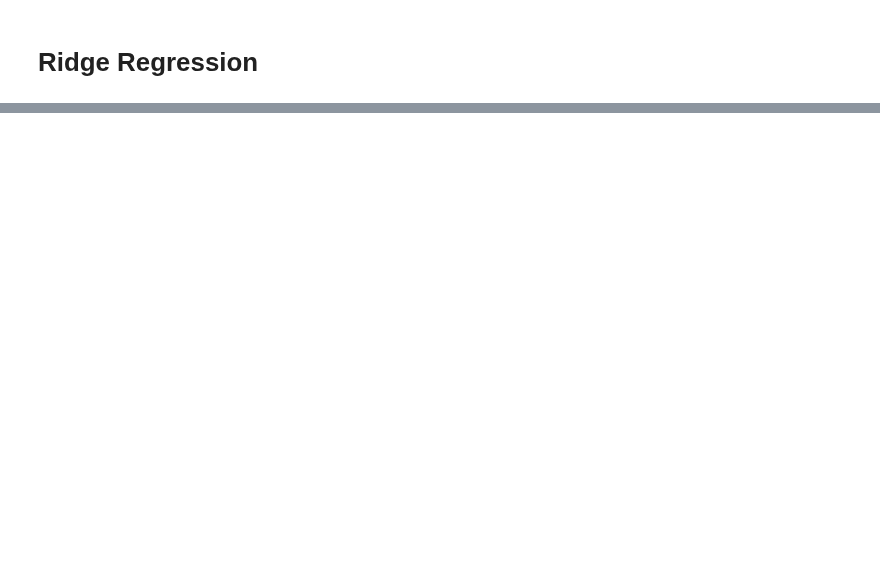
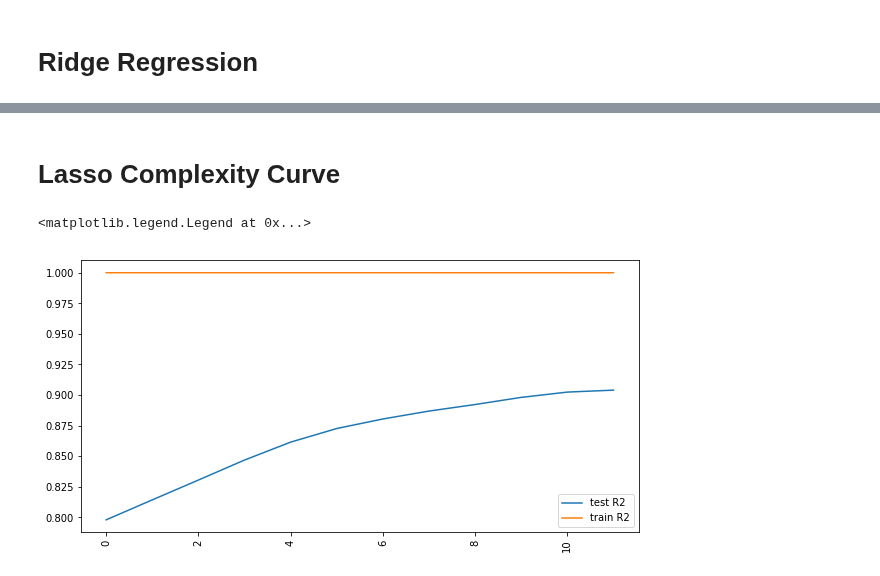
Before and after one commit to calvlaw92/Ames_ModelFitting, a Jupyter notebook: ipynb/Models.ipynb, the cells around one changed output, grey strips where cells are left out. Saved outputs shown, nothing was run; the diff lists cells and outputs as text; code cells hidden in the pictures; blank space fills up the shorter version.

```diff
--- a/ipynb/Models.ipynb
+++ b/ipynb/Models.ipynb
@@ -41,0 +270,5 @@ features_dummies = pd.get_dummies(matrix_df, columns=cat_cols)
+# %%
+pipe_for_gs_Lasso = Pipeline([
+    ('scaler', StandardScaler()),
+    ('regr', Lasso())
+])
@@ -41,0 +277,7 @@ features_dummies = pd.get_dummies(matrix_df, columns=cat_cols)
+# %%
+gspipe_lasso = GridSearchCV(pipe_for_gs_Lasso,
+                      param_grid=lasso_param_grid,
+                      n_jobs=-1,
+                      cv=ShuffleSplit(n_splits=5, random_state=42))
+# %%
+gspipe_lasso.fit(X_train, y_train)
@@ -41,0 +297,4 @@ features_dummies = pd.get_dummies(matrix_df, columns=cat_cols)
+# %%
+gspipe_lasso_results = pd.DataFrame(gspipe_lasso.cv_results_)
+
+gspipe_lasso_results.sort_values('rank_test_score', ascending=True).T
@@ -41,0 +420,12 @@ features_dummies = pd.get_dummies(matrix_df, columns=cat_cols)
+# %% [markdown]
+# Lasso Complexity Curve
+# %%
+lasso_df = pd.DataFrame(gspipe_lasso_results)
+plt.figure(figsize=(10,5))
+plt.xticks(rotation='vertical')
+plt.plot(range(len(lasso_df)), lasso_df.mean_test_score, label='test R2')
+plt.plot(range(len(lasso_df)), lasso_df.mean_train_score, label='train R2')
+plt.legend()
+# %% [output]
+<matplotlib.legend.Legend at 0x...>
+[figure, added]
```
Also changed, not shown: parts of 68 cells of this notebook, 3 other files.
